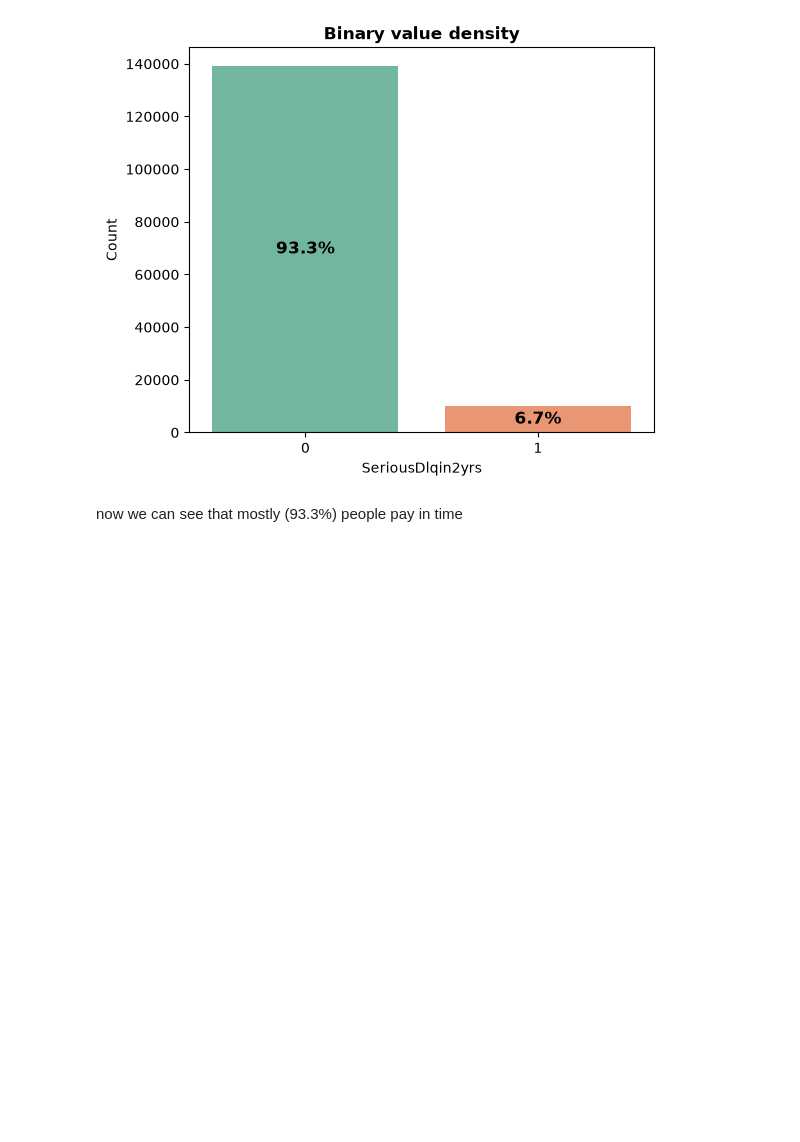
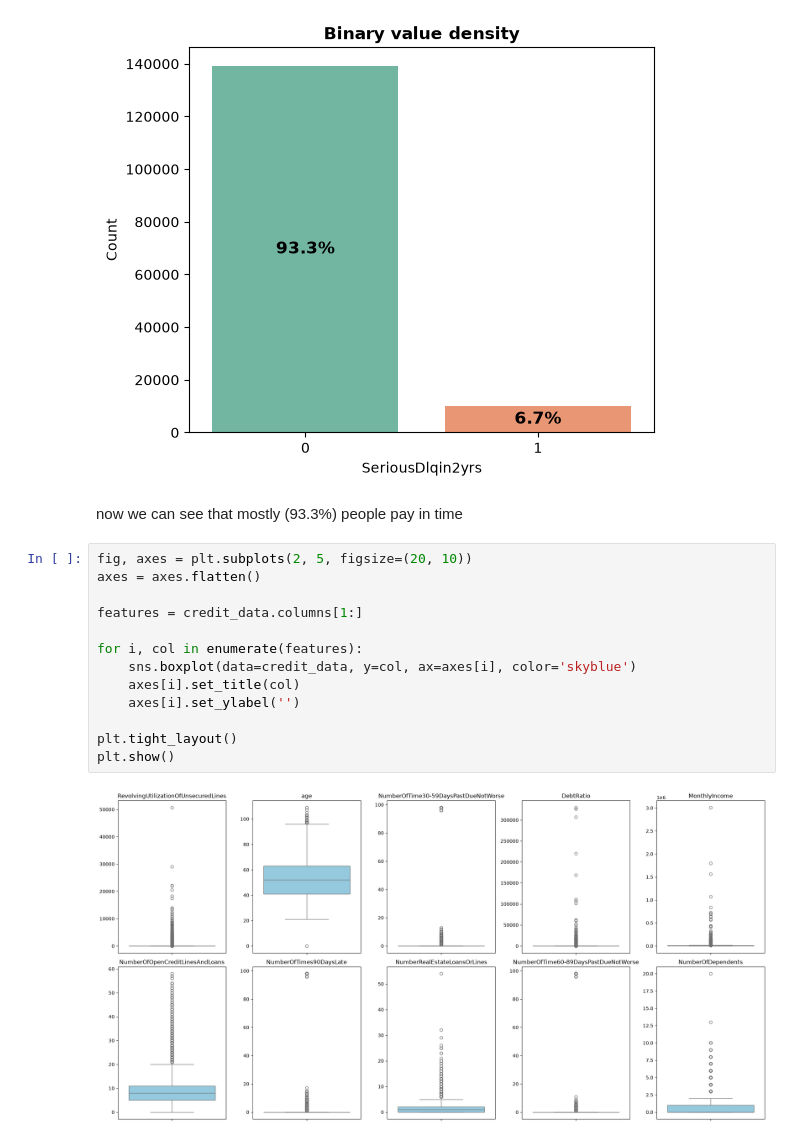
Before and after one commit to coretlwww/credit-risk-prediction, a Jupyter notebook: notebooks/01_eda.ipynb, the cells around one changed output. Saved outputs shown, nothing was run; the diff lists cells and outputs as text; blank space fills up the shorter version.

```diff
--- a/notebooks/01_eda.ipynb
+++ b/notebooks/01_eda.ipynb
@@ -226,3 +228,18 @@ Passing `palette` without assigning `hue` is deprecated and will be removed in v
 [figure]
 # %% [markdown]
 now we can see that mostly (93.3%) people pay in time
+# %%
+fig, axes = plt.subplots(2, 5, figsize=(20, 10))
+axes = axes.flatten()
+
+features = credit_data.columns[1:]
+
+for i, col in enumerate(features):
+    sns.boxplot(data=credit_data, y=col, ax=axes[i], color='skyblue')
+    axes[i].set_title(col)
+    axes[i].set_ylabel('')
+
+plt.tight_layout()
+plt.show()
+# %% [output]
+[figure, added]
```
Also changed, not shown: parts of 3 cells of this notebook, 1 other file.
